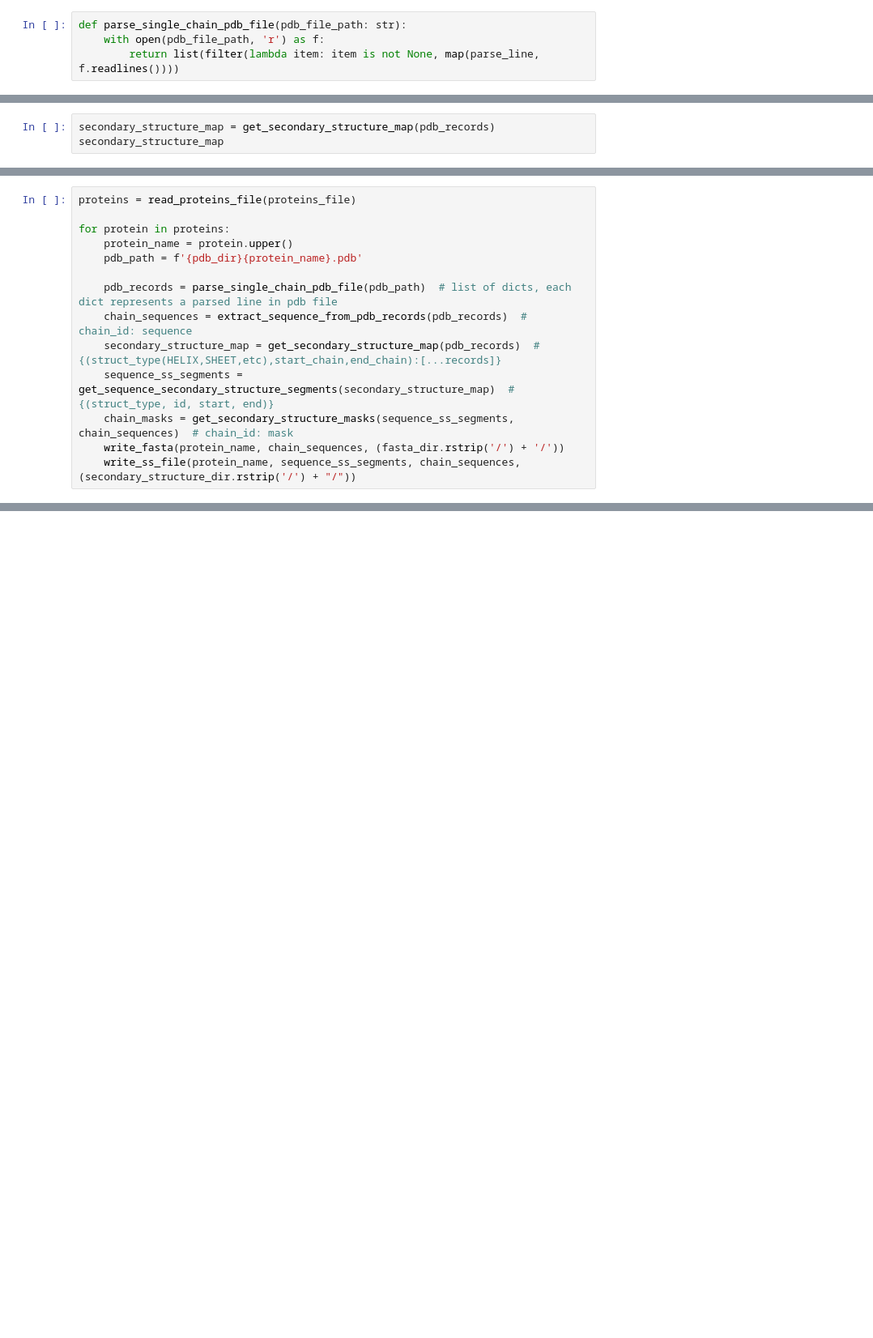
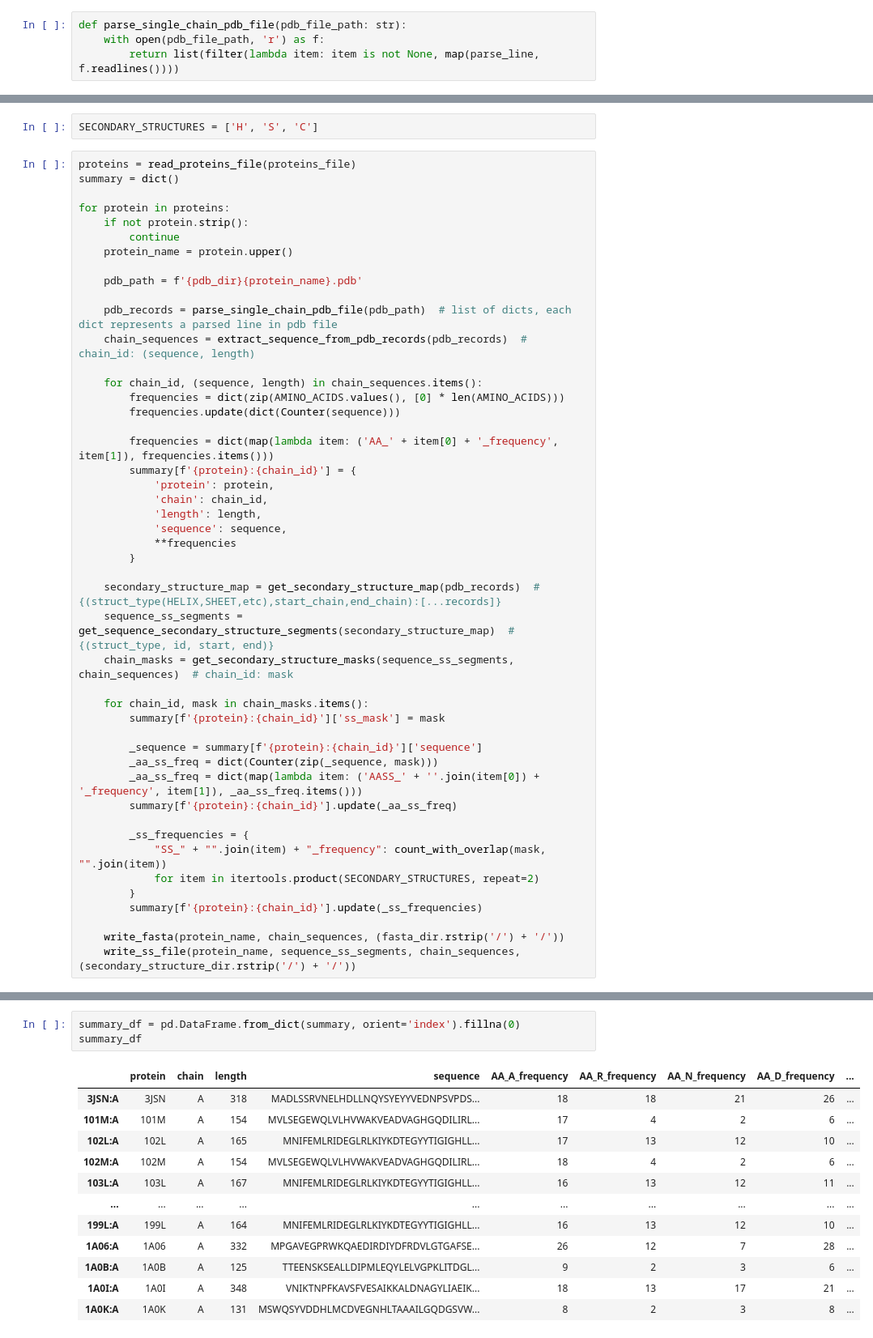
Before and after one commit to nazerpanahi/bioinformatics-course, a Jupyter notebook: main.ipynb, the cells around one changed output, grey strips where cells are left out. Shown: that part at 81% size. Saved outputs shown, nothing was run; the diff lists cells and outputs as text; blank space fills up the shorter version.

```diff
--- a/main.ipynb
+++ b/main.ipynb
@@ -284,3 +329,0 @@ chain_sequences
-# %%
-secondary_structure_map = get_secondary_structure_map(pdb_records)
-secondary_structure_map
@@ -331,14 +343,49 @@ masks['A']
+# %%
+SECONDARY_STRUCTURES = ['H', 'S', 'C']
 # %%
 proteins = read_proteins_file(proteins_file)
+summary = dict()
 
 for protein in proteins:
+    if not protein.strip():
+        continue
     protein_name = protein.upper()
+
     pdb_path = f'{pdb_dir}{protein_name}.pdb'
 
     pdb_records = parse_single_chain_pdb_file(pdb_path)  # list of dicts, each dict represents a parsed line in pdb file
-    chain_sequences = extract_sequence_from_pdb_records(pdb_records)  # chain_id: sequence
+    chain_sequences = extract_sequence_from_pdb_records(pdb_records)  # chain_id: (sequence, length)
+
+    for chain_id, (sequence, length) in chain_sequences.items():
+        frequencies = dict(zip(AMINO_ACIDS.values(), [0] * len(AMINO_ACIDS)))
+        frequencies.update(dict(Counter(sequence)))
+
+        frequencies = dict(map(lambda item: ('AA_' + item[0] + '_frequency', item[1]), frequencies.items()))
+        summary[f'{protein}:{chain_id}'] = {
+            'protein': protein,
+            'chain': chain_id,
+            'length': length,
+            'sequence': sequence,
+            **frequencies
+        }
+
     secondary_structure_map = get_secondary_structure_map(pdb_records)  # {(struct_type(HELIX,SHEET,etc),start_chain,end_chain):[...records]}
     sequence_ss_segments = get_sequence_secondary_structure_segments(secondary_structure_map)  # {(struct_type, id, start, end)}
     chain_masks = get_secondary_structure_masks(sequence_ss_segments, chain_sequences)  # chain_id: mask
+
+    for chain_id, mask in chain_masks.items():
+        summary[f'{protein}:{chain_id}']['ss_mask'] = mask
+
+        _sequence = summary[f'{protein}:{chain_id}']['sequence']
+        _aa_ss_freq = dict(Counter(zip(_sequence, mask)))
+        _aa_ss_freq = dict(map(lambda item: ('AASS_' + ''.join(item[0]) + '_frequency', item[1]), _aa_ss_freq.items()))
+        summary[f'{protein}:{chain_id}'].update(_aa_ss_freq)
+
+        _ss_frequencies = {
+            "SS_" + "".join(item) + "_frequency": count_with_overlap(mask, "".join(item))
+            for item in itertools.product(SECONDARY_STRUCTURES, repeat=2)
+        }
+        summary[f'{protein}:{chain_id}'].update(_ss_frequencies)
+
     write_fasta(protein_name, chain_sequences, (fasta_dir.rstrip('/') + '/'))
-    write_ss_file(protein_name, sequence_ss_segments, chain_sequences, (secondary_structure_dir.rstrip('/') + "/"))
+    write_ss_file(protein_name, sequence_ss_segments, chain_sequences, (secondary_structure_dir.rstrip('/') + '/'))
@@ -344,0 +404,16 @@ for protein in proteins:
+# %%
+summary_df = pd.DataFrame.from_dict(summary, orient='index').fillna(0)
+summary_df
+# %% [output]
+|  | protein | chain | length | sequence | AA_A_frequency | AA_R_frequency | AA_N_frequency | AA_D_frequency | ... |
+| 3JSN:A | 3JSN | A | 318 | MADLSSRVNELHDLLNQYSYEYYVEDNPSVPDS... | 18 | 18 | 21 | 26 | ... |
+| 101M:A | 101M | A | 154 | MVLSEGEWQLVLHVWAKVEADVAGHGQDILIRL... | 17 | 4 | 2 | 6 | ... |
+| 102L:A | 102L | A | 165 | MNIFEMLRIDEGLRLKIYKDTEGYYTIGIGHLL... | 17 | 13 | 12 | 10 | ... |
+| 102M:A | 102M | A | 154 | MVLSEGEWQLVLHVWAKVEADVAGHGQDILIRL... | 18 | 4 | 2 | 6 | ... |
+| 103L:A | 103L | A | 167 | MNIFEMLRIDEGLRLKIYKDTEGYYTIGIGHLL... | 16 | 13 | 12 | 11 | ... |
+| ... | ... | ... | ... | ... | ... | ... | ... | ... | ... |
+| 199L:A | 199L | A | 164 | MNIFEMLRIDEGLRLKIYKDTEGYYTIGIGHLL... | 16 | 13 | 12 | 10 | ... |
+| 1A06:A | 1A06 | A | 332 | MPGAVEGPRWKQAEDIRDIYDFRDVLGTGAFSE... | 26 | 12 | 7 | 28 | ... |
+| 1A0B:A | 1A0B | A | 125 | TTEENSKSEALLDIPMLEQYLELVGPKLITDGL... | 9 | 2 | 3 | 6 | ... |
+| 1A0I:A | 1A0I | A | 348 | VNIKTNPFKAVSFVESAIKKALDNAGYLIAEIK... | 18 | 13 | 17 | 21 | ... |
+| 1A0K:A | 1A0K | A | 131 | MSWQSYVDDHLMCDVEGNHLTAAAILGQDGSVW... | 8 | 2 | 3 | 8 | ... |
```
Also changed, not shown: parts of 51 cells of this notebook, 3 other files.
